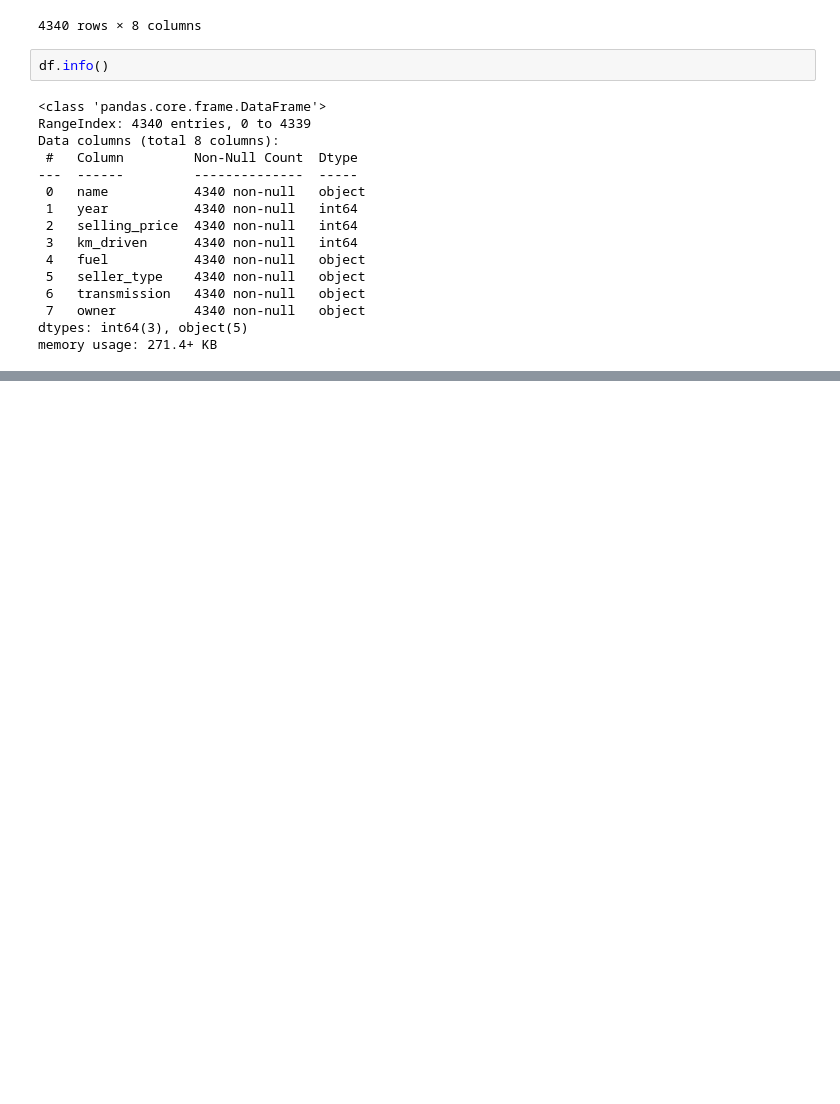
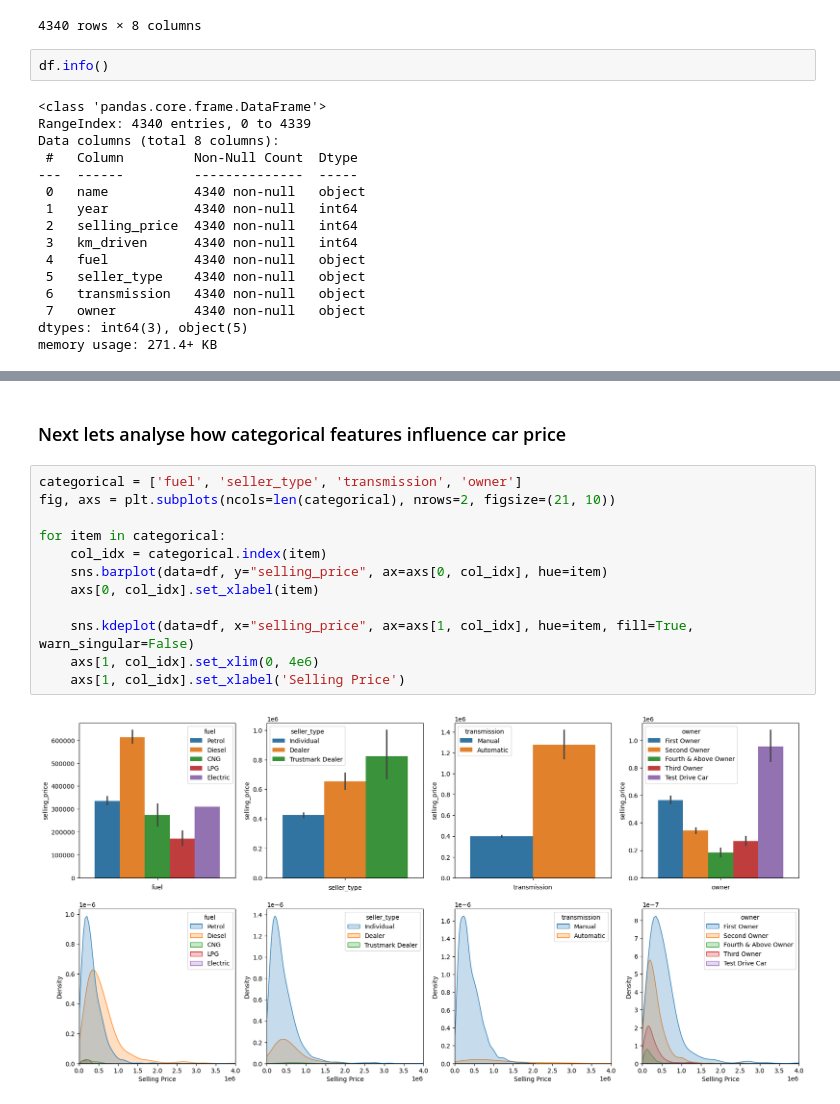
Before and after one commit to sadeclipse/expDataAnalysis, a Jupyter notebook: car_dataset/a.ipynb, the cells around one changed output, grey strips where cells are left out. Cells and saved outputs as stored; diff of their text form; blank space fills up the shorter version.

```diff
--- a/car_dataset/a.ipynb
+++ b/car_dataset/a.ipynb
@@ -42,0 +81,16 @@ memory usage: 271.4+ KB
+# %% [markdown]
+### Next lets analyse how categorical features influence car price
+# %%
+categorical = ['fuel', 'seller_type', 'transmission', 'owner']
+fig, axs = plt.subplots(ncols=len(categorical), nrows=2, figsize=(21, 10))
+
+for item in categorical:
+    col_idx = categorical.index(item)
+    sns.barplot(data=df, y="selling_price", ax=axs[0, col_idx], hue=item)
+    axs[0, col_idx].set_xlabel(item)
+
+    sns.kdeplot(data=df, x="selling_price", ax=axs[1, col_idx], hue=item, fill=True, warn_singular=False)
+    axs[1, col_idx].set_xlim(0, 4e6)
+    axs[1, col_idx].set_xlabel('Selling Price')
+# %% [output]
+[figure, added]
```
Also changed, not shown: parts of 11 cells of this notebook.
